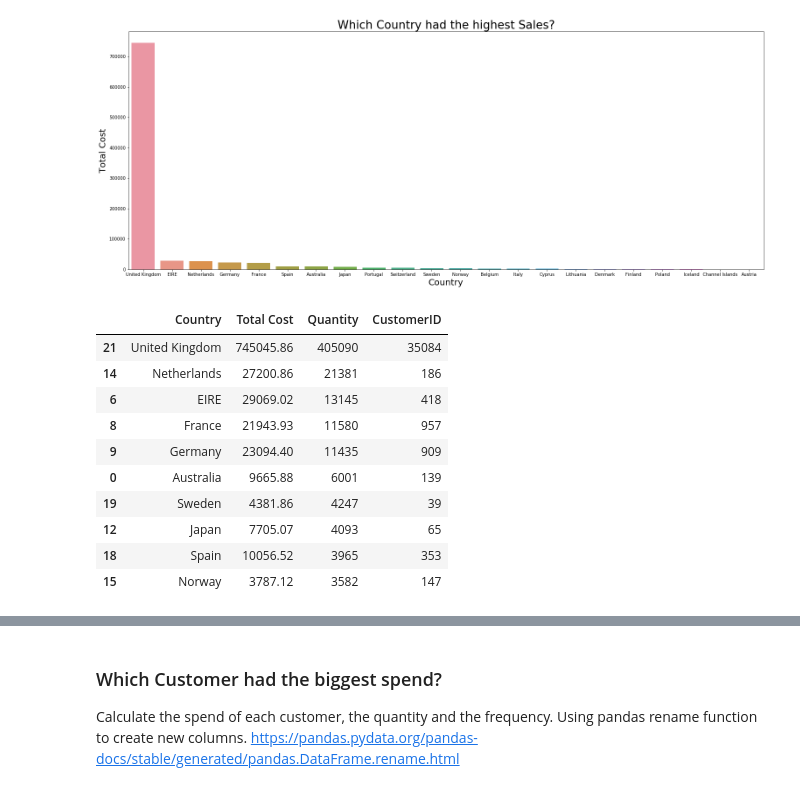
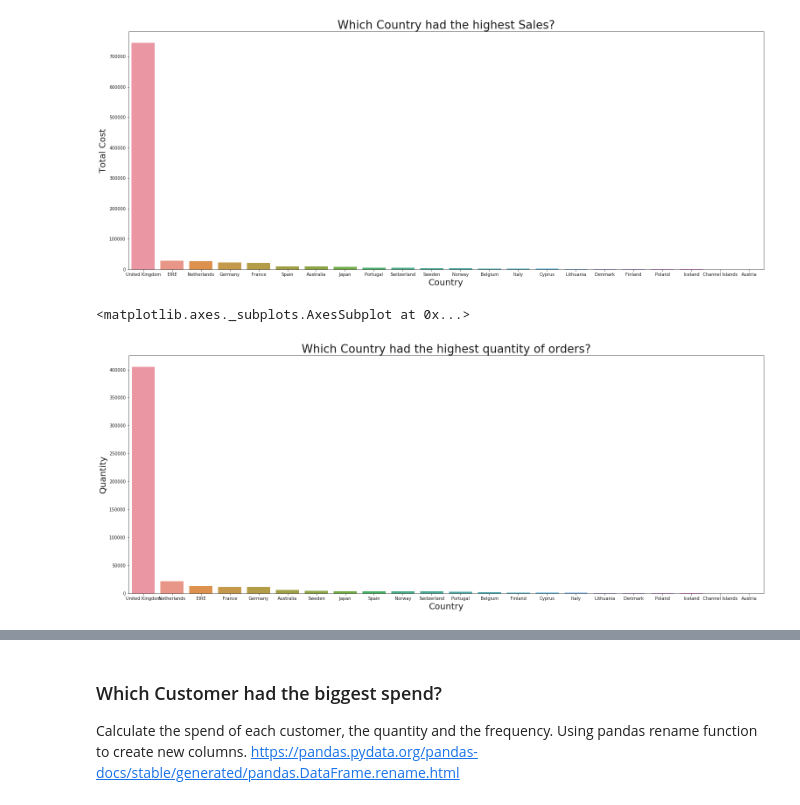
Before and after one commit to RitRa/Programming-Project-Dec-2018, a Jupyter notebook: Online Retail Data - Project 2018.ipynb, the cells around one changed output, grey strips where cells are left out. Cells and saved outputs as stored; diff of their text form; code cells hidden in the pictures.

Commit message:
histogram

```diff
--- a/Online Retail Data - Project 2018.ipynb
+++ b/Online Retail Data - Project 2018.ipynb
@@ -316,18 +283,18 @@ plot
 [figure]
 # %%
 detailed = df.groupby('Country', as_index=False).agg(
-    {"Total Cost": "sum", "Quantity":"sum", "CustomerID":"count"}).sort_values(
+    {"Total Spend": "sum", "Quantity":"sum", "CustomerID":"count"}).sort_values(
     'Quantity', ascending=False)
-detailed.head(10)
+
+%matplotlib inline
+plt.figure(figsize=(26, 10))
+plot = sns.barplot(x='Country',y='Quantity', data=detailed)
+
+
+plot.set_title('Which Country had the highest quantity of orders?',fontsize=26)
+plot.set_xlabel('Country',fontsize=20)
+plot.set_ylabel('Quantity',fontsize=20)
+plot
 # %% [output]
-|  | Country | Total Cost | Quantity | CustomerID |
-| 21 | United Kingdom | 745045.86 | 405090 | 35084 |
-| 14 | Netherlands | 27200.86 | 21381 | 186 |
-| 6 | EIRE | 29069.02 | 13145 | 418 |
-| 8 | France | 21943.93 | 11580 | 957 |
-| 9 | Germany | 23094.40 | 11435 | 909 |
-| 0 | Australia | 9665.88 | 6001 | 139 |
-| 19 | Sweden | 4381.86 | 4247 | 39 |
-| 12 | Japan | 7705.07 | 4093 | 65 |
-| 18 | Spain | 10056.52 | 3965 | 353 |
-| 15 | Norway | 3787.12 | 3582 | 147 |
+<matplotlib.axes._subplots.AxesSubplot at 0x...>
+[figure, added]
```
Also changed, not shown: parts of 15 cells of this notebook.
